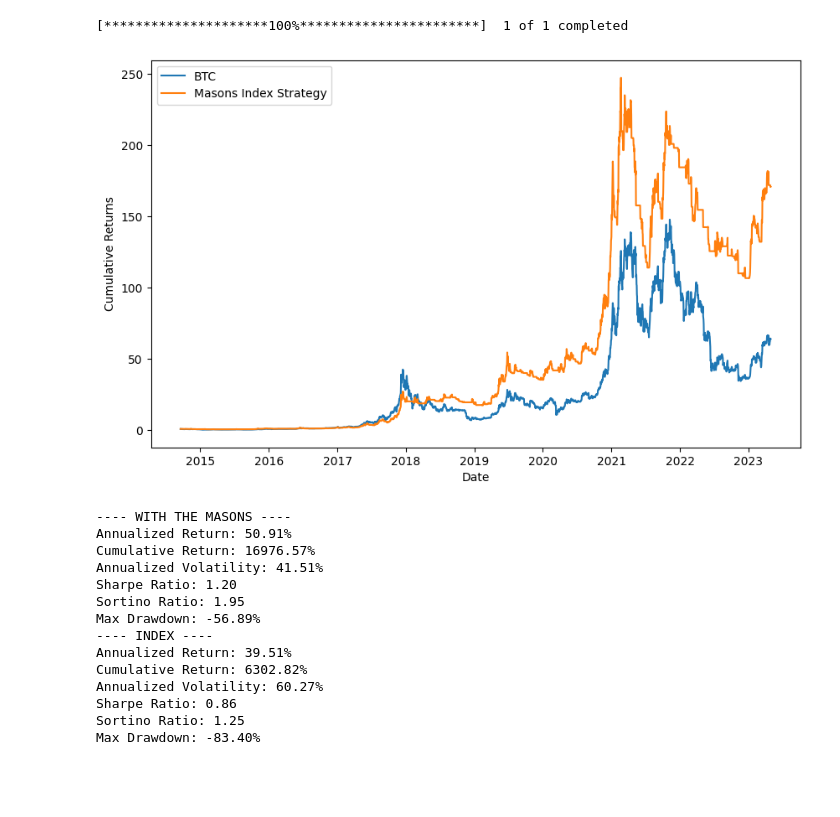
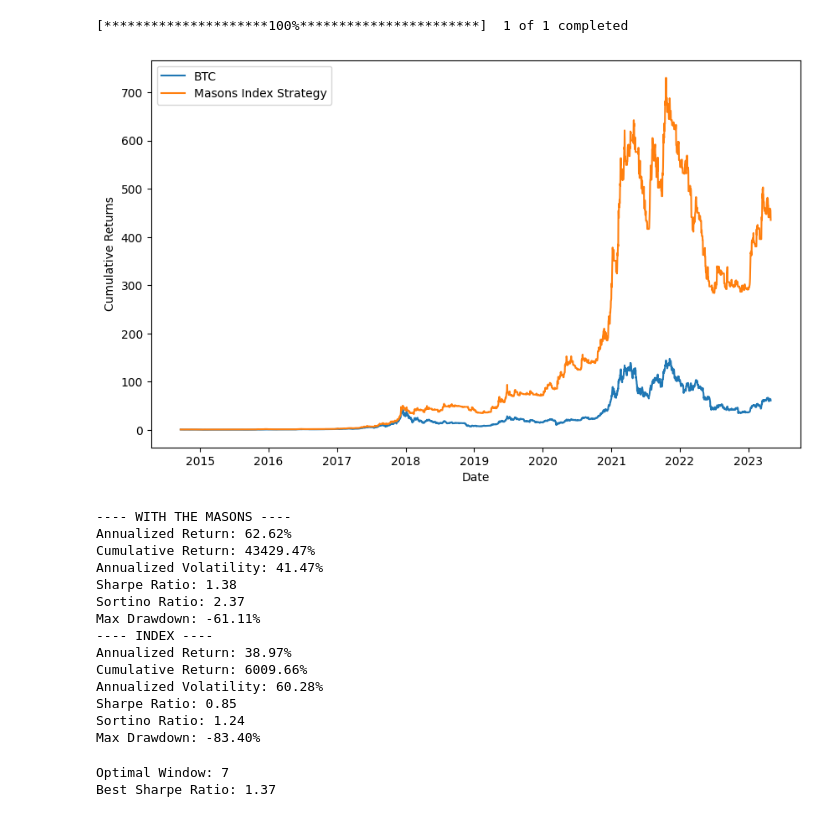
Before and after one commit to dkn-maida/farscape-investment, a Jupyter notebook: masons.ipynb, the cells around one changed output. Cells and saved outputs as stored; diff of their text form; code cells hidden in the pictures; blank space fills up the shorter version.

Commit message:
fsi and masons strategy updated

```diff
--- a/masons.ipynb
+++ b/masons.ipynb
@@ -9,7 +9,7 @@ import empyrical as ep
 # Download historical data for the ETFs
 data = yf.download('BTC-USD')['Close']
 
-def masons_index(prices, window=25):
+def masons_index(prices, window=7):
     n = len(prices)
     masons_index = np.zeros(n)
 
@@ -33,7 +33,7 @@ data_returns = data.pct_change()
 # Create a signal based on the Masons Index being positive or negative
 masons_signal = pd.Series(data_masons_index > 0, index=data.index)
 
-masons_signal.iloc[:25] = 0  # Set the signal to 0 for the first 252 days
+masons_signal.iloc[:7] = 0  # Set the signal to 0 for the first 252 days
 
 # Apply the strategy by multiplying the daily returns by the Masons signal (shifted by 1 day to avoid lookahead bias)
 strategy_returns = data_returns * masons_signal.shift(1)
@@ -73,45 +73,74 @@ print(f"Sharpe Ratio: {sharpe_ratio:.2f}")
 sortino_ratio = ep.sortino_ratio(strategy_returns)
 print(f"Sortino Ratio: {sortino_ratio:.2f}")
 # Max drawdown
 max_drawdown = ep.max_drawdown(strategy_returns)
 print(f"Max Drawdown: {max_drawdown * 100:.2f}%")
 
 print("---- INDEX ----")
 
 # Fill missing values with zeros
 strategy_returns = data_returns.fillna(0)
 # Annualized return
 annualized_return = ep.annual_return(strategy_returns)
 print(f"Annualized Return: {annualized_return * 100:.2f}%")
 # Cumulative return
 cumulative_return = ep.cum_returns_final(strategy_returns)
 print(f"Cumulative Return: {cumulative_return * 100:.2f}%")
 # Annualized volatility
 annualized_volatility = ep.annual_volatility(strategy_returns)
 print(f"Annualized Volatility: {annualized_volatility * 100:.2f}%")
 # Sharpe ratio
 sharpe_ratio = ep.sharpe_ratio(strategy_returns)
 print(f"Sharpe Ratio: {sharpe_ratio:.2f}")
 # Sortino ratio
 sortino_ratio = ep.sortino_ratio(strategy_returns)
 print(f"Sortino Ratio: {sortino_ratio:.2f}")
 # Max drawdown
 max_drawdown = ep.max_drawdown(strategy_returns)
 print(f"Max Drawdown: {max_drawdown * 100:.2f}%")
 # %% [output]
 [*********************100%***********************]  1 of 1 completed
-[figure, old version]
+[figure, new version]
 ---- WITH THE MASONS ----
-Annualized Return: 50.91%
-Cumulative Return: 16976.57%
-Annualized Volatility: 41.51%
-Sharpe Ratio: 1.20
-Sortino Ratio: 1.95
-Max Drawdown: -56.89%
+Annualized Return: 62.62%
+Cumulative Return: 43429.47%
+Annualized Volatility: 41.47%
+Sharpe Ratio: 1.38
+Sortino Ratio: 2.37
+Max Drawdown: -61.11%
 ---- INDEX ----
-Annualized Return: 39.51%
-Cumulative Return: 6302.82%
-Annualized Volatility: 60.27%
-Sharpe Ratio: 0.86
-Sortino Ratio: 1.25
+Annualized Return: 38.97%
+Cumulative Return: 6009.66%
+Annualized Volatility: 60.28%
+Sharpe Ratio: 0.85
+Sortino Ratio: 1.24
 Max Drawdown: -83.40%
+# %%
+# Define a range of window values to test
+window_values = range(5, 50)
+
+# Initialize variables to store optimal values
+best_window = None
+best_sharpe_ratio = -np.inf
+
+# Grid search over window values
+for window in window_values:
+    data_masons_index = masons_index(data, window=window)
+
+    masons_signal = pd.Series(data_masons_index > 0, index=data.index)
+    masons_signal.iloc[:25] = 0
+
+    strategy_returns = data_returns * masons_signal.shift(1)
+    strategy_returns = strategy_returns.fillna(0)
+
+    sharpe_ratio = ep.sharpe_ratio(strategy_returns)
+
+    if sharpe_ratio > best_sharpe_ratio:
+        best_sharpe_ratio = sharpe_ratio
+        best_window = window
+
+print(f"Optimal Window: {best_window}")
+print(f"Best Sharpe Ratio: {best_sharpe_ratio:.2f}")
+# %% [output]
+Optimal Window: 7
+Best Sharpe Ratio: 1.37
```
Also changed, not shown: 1 other file.
